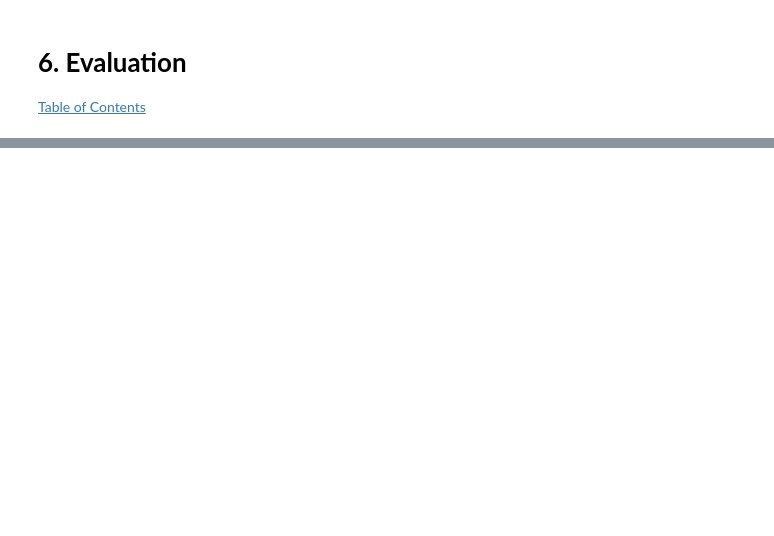
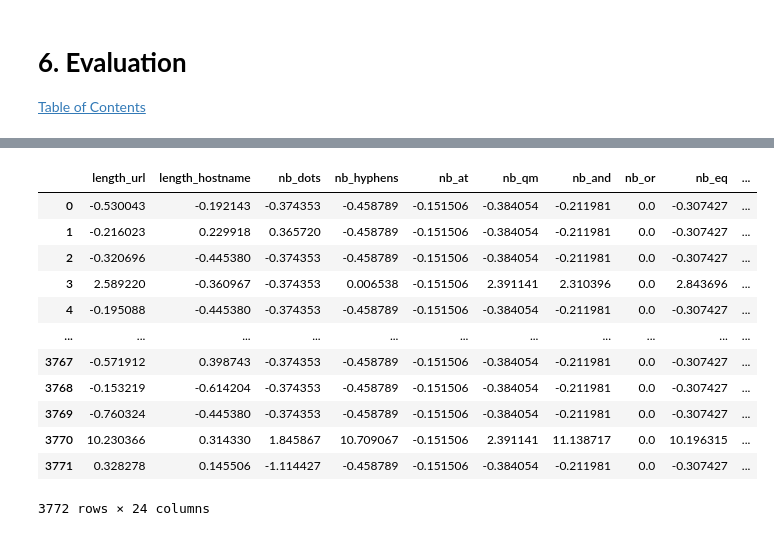
Before and after one commit to apaquette/Machine-Learning-Notebooks, a Jupyter notebook: Notebooks/5. Feedforward Neural Network.ipynb, the cells around one changed output, grey strips where cells are left out. Cells and saved outputs as stored; diff of their text form; code cells hidden in the pictures; blank space fills up the shorter version.

```diff
--- a/Notebooks/5. Feedforward Neural Network.ipynb
+++ b/Notebooks/5. Feedforward Neural Network.ipynb
@@ -530,0 +630,19 @@ Given our results of `94.7%`, we can conclude that our model is exceedingly well
+# %%
+scaler = StandardScaler()
+X = scaler.fit_transform(df)
+df_scaled = pd.DataFrame(data=X, columns=df.columns)
+df_scaled
+# %% [output]
+|  | length_url | length_hostname | nb_dots | nb_hyphens | nb_at | nb_qm | nb_and | nb_or | nb_eq | ... |
+| 0 | -0.530043 | -0.192143 | -0.374353 | -0.458789 | -0.151506 | -0.384054 | -0.211981 | 0.0 | -0.307427 | ... |
+| 1 | -0.216023 | 0.229918 | 0.365720 | -0.458789 | -0.151506 | -0.384054 | -0.211981 | 0.0 | -0.307427 | ... |
+| 2 | -0.320696 | -0.445380 | -0.374353 | -0.458789 | -0.151506 | -0.384054 | -0.211981 | 0.0 | -0.307427 | ... |
+| 3 | 2.589220 | -0.360967 | -0.374353 | 0.006538 | -0.151506 | 2.391141 | 2.310396 | 0.0 | 2.843696 | ... |
+| 4 | -0.195088 | -0.445380 | -0.374353 | -0.458789 | -0.151506 | -0.384054 | -0.211981 | 0.0 | -0.307427 | ... |
+| ... | ... | ... | ... | ... | ... | ... | ... | ... | ... | ... |
+| 3767 | -0.571912 | 0.398743 | -0.374353 | -0.458789 | -0.151506 | -0.384054 | -0.211981 | 0.0 | -0.307427 | ... |
+| 3768 | -0.153219 | -0.614204 | -0.374353 | -0.458789 | -0.151506 | -0.384054 | -0.211981 | 0.0 | -0.307427 | ... |
+| 3769 | -0.760324 | -0.445380 | -0.374353 | -0.458789 | -0.151506 | -0.384054 | -0.211981 | 0.0 | -0.307427 | ... |
+| 3770 | 10.230366 | 0.314330 | 1.845867 | 10.709067 | -0.151506 | 2.391141 | 11.138717 | 0.0 | 10.196315 | ... |
+| 3771 | 0.328278 | 0.145506 | -1.114427 | -0.458789 | -0.151506 | -0.384054 | -0.211981 | 0.0 | -0.307427 | ... |
+3772 rows × 24 columns
```
Also changed, not shown: parts of 53 cells of this notebook.
